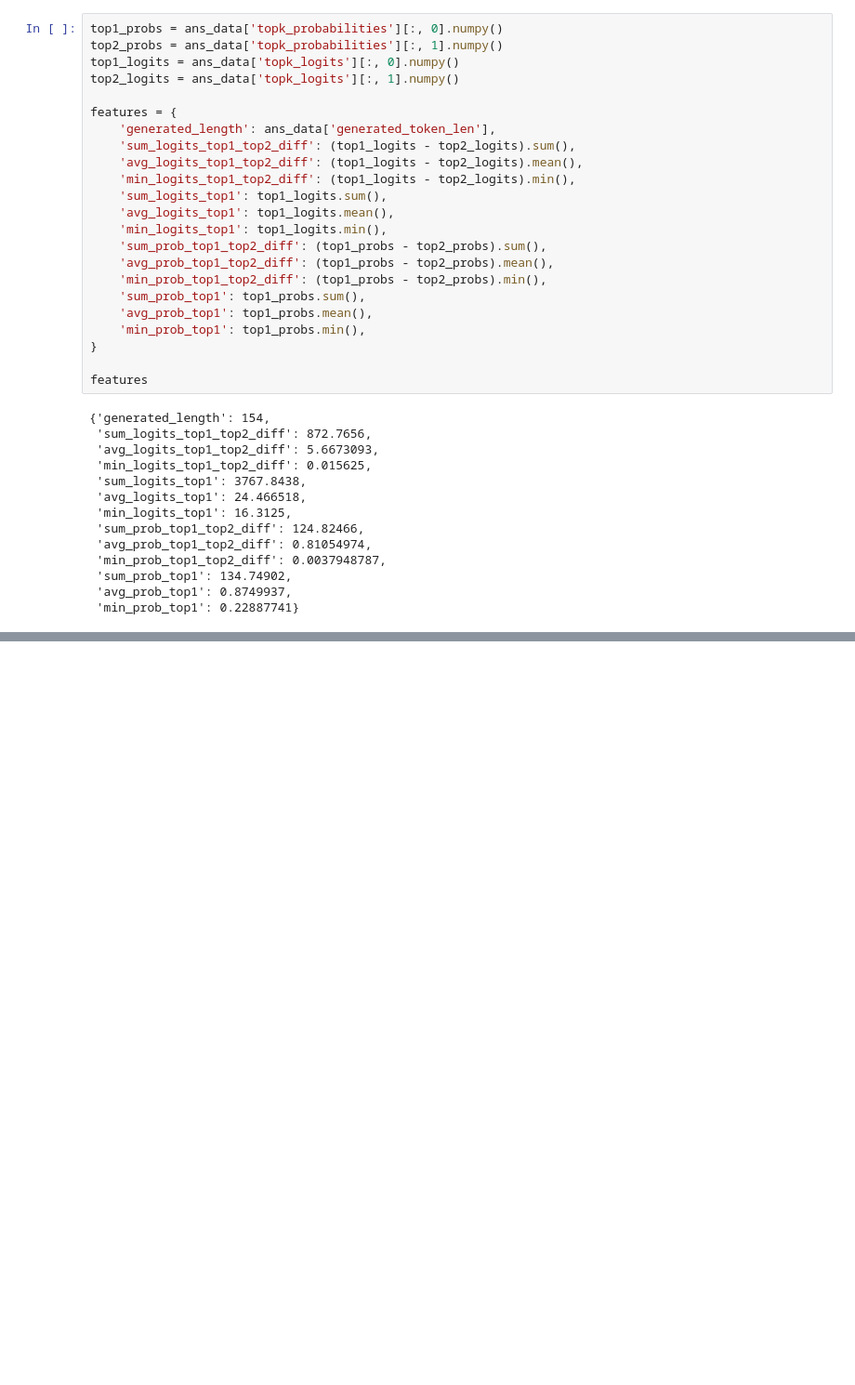
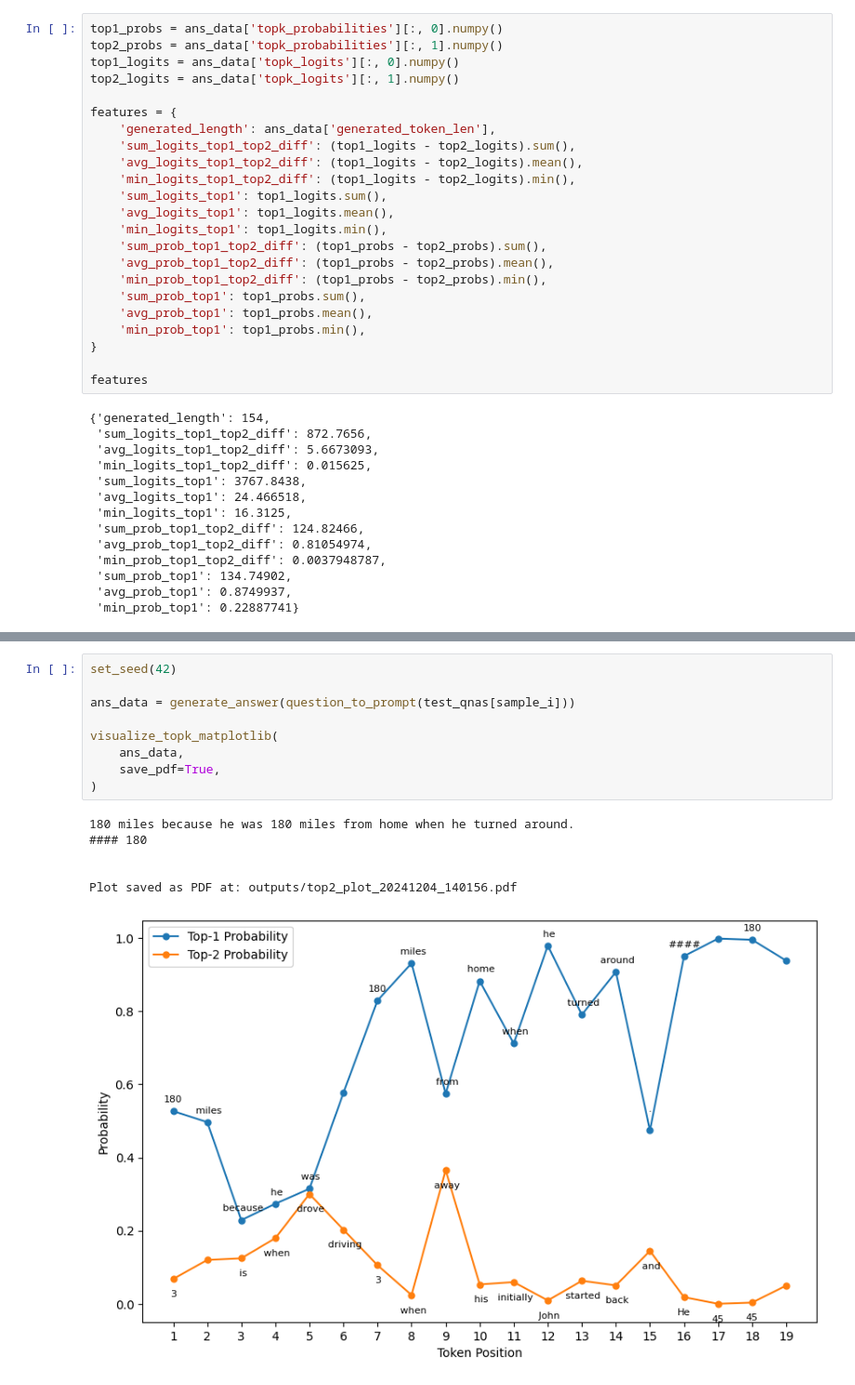
Before and after one commit to SewoongLee/probing-reasoning, a Jupyter notebook: probe-logits-llama-3.2-3B-Instruct-gsm8k-performance_concept.ipynb, the cells around one changed output, grey strips where cells are left out. Shown: that part at 93% size. Drawn from its saved outputs; the diff is of its cells as text; blank space fills up the shorter version.

```diff
--- a/probe-logits-llama-3.2-3B-Instruct-gsm8k-performance_concept.ipynb
+++ b/probe-logits-llama-3.2-3B-Instruct-gsm8k-performance_concept.ipynb
@@ -348,0 +421,16 @@ features
+# %%
+set_seed(42)
+
+ans_data = generate_answer(question_to_prompt(test_qnas[sample_i]))
+
+visualize_topk_matplotlib(
+    ans_data,
+    save_pdf=True,
+)
+# %% [output]
+180 miles because he was 180 miles from home when he turned around.
+#### 180
+
+
+Plot saved as PDF at: outputs/top2_plot_20241204_140156.pdf
+[figure, added]
```
Also changed, not shown: parts of 5 cells of this notebook.
